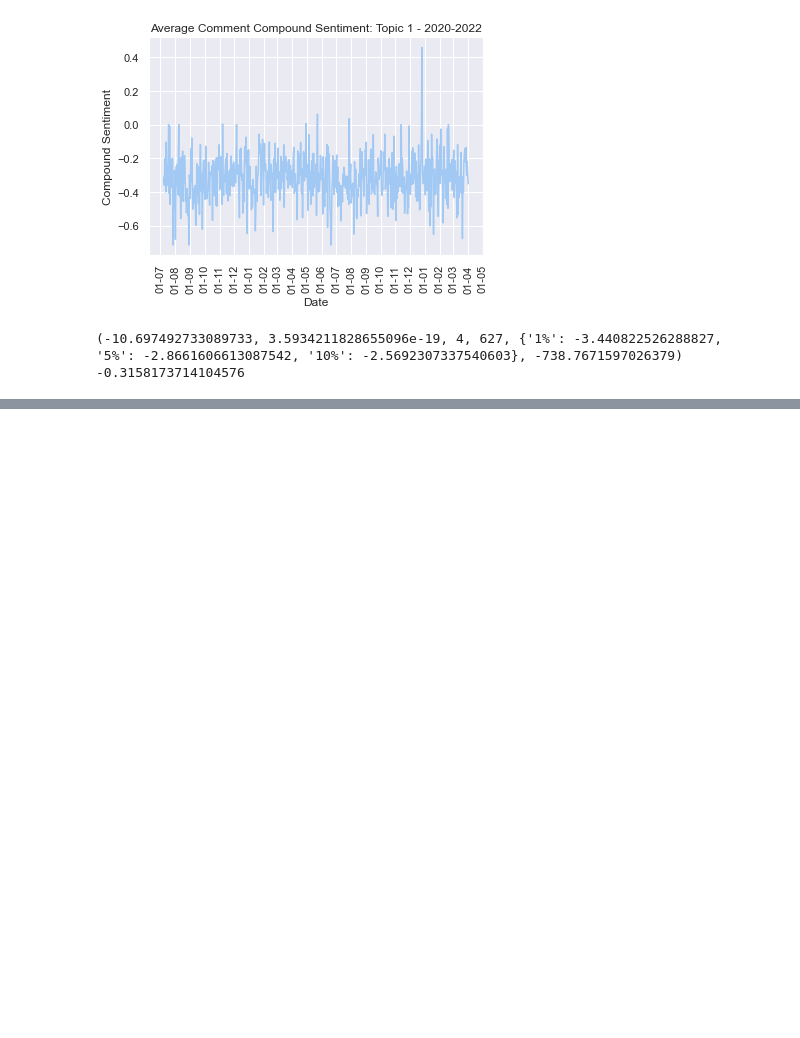
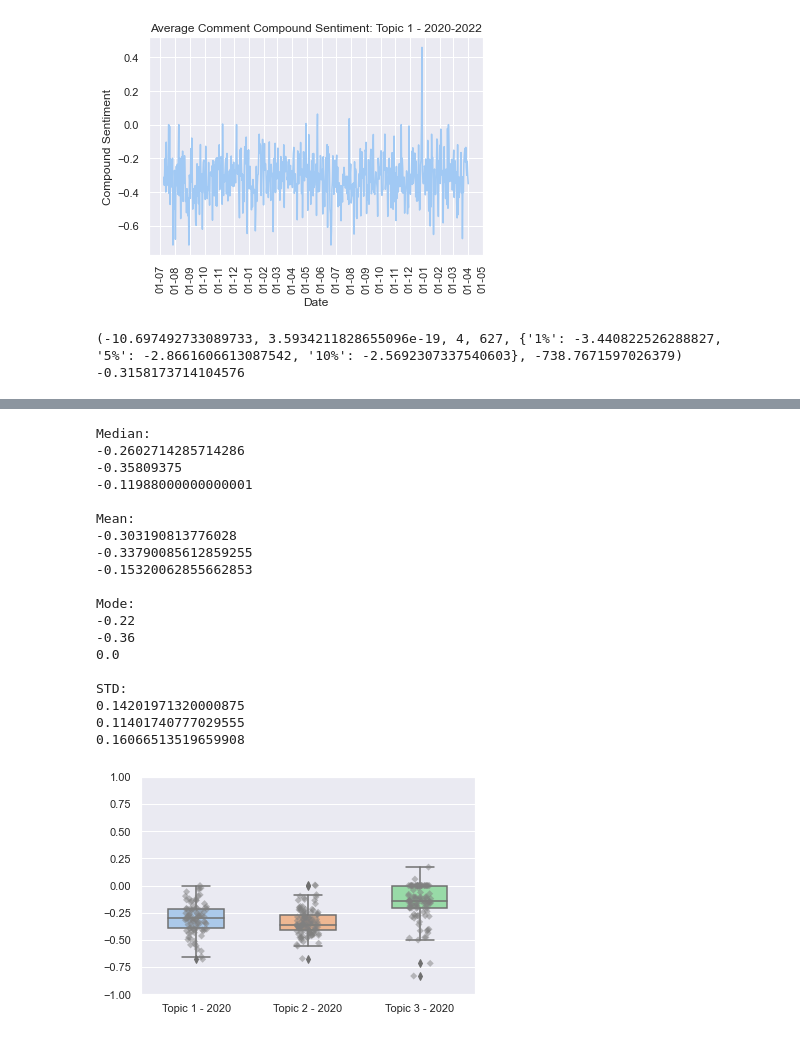
Before and after one commit to FabianUlrich96/Master-Thesis, a Jupyter notebook: Twitter/twitter_analysis.ipynb, the cells around one changed output, grey strips where cells are left out. Cells and saved outputs as stored; diff of their text form; code cells hidden in the pictures; blank space fills up the shorter version.

```diff
--- a/Twitter/twitter_analysis.ipynb
+++ b/Twitter/twitter_analysis.ipynb
@@ -1833,0 +1997,11 @@ Name: compound, Length: 512, dtype: float64
+# %%
+topic_0_df_22_list = topic_0_df_22['compound'].tolist()
+topic_1_df_22_list = topic_1_df_22['compound'].tolist()
+topic_2_df_22_list = topic_2_df_22['compound'].tolist()
+
+
+
+
+tweets_year_2022_df = pd.DataFrame({'Topic 1 - 2020': pd.Series(topic_0_df_22_list), 'Topic 2 - 2020': pd.Series(topic_1_df_22_list), 'Topic 3 - 2020': pd.Series(topic_2_df_22_list)})
+
+print(tweets_year_2022_df)
@@ -1833,0 +2023,49 @@ Name: compound, Length: 512, dtype: float64
+# %%
+# Tweets 2022
+tweets_bplot_22 = sns.boxplot(data=tweets_year_2022_df,
+                 width=0.5, palette="pastel")
+plt.ylim(-1, 1)
+
+replies_bplot_22=sns.stripplot(data=tweets_year_2022_df,
+                   jitter=True,
+                   marker='D',
+                   alpha=0.5,
+                   color='grey')
+
+print("\nMedian: ")
+print(statistics.median(tweets_year_2022_df['Topic 1 - 2020']))
+print(statistics.median(tweets_year_2022_df['Topic 2 - 2020']))
+print(statistics.median(tweets_year_2022_df['Topic 3 - 2020']))
+print("\nMean: ")
+print(np.nanmean(tweets_year_2022_df['Topic 1 - 2020']))
+print(np.nanmean(tweets_year_2022_df['Topic 2 - 2020']))
+print(np.nanmean(tweets_year_2022_df['Topic 3 - 2020']))
+print("\nMode: ")
+print(statistics.mode(round(tweets_year_2022_df['Topic 1 - 2020'], 2)))
+print(statistics.mode(round(tweets_year_2022_df['Topic 2 - 2020'], 2)))
+print(statistics.mode(round(tweets_year_2022_df['Topic 3 - 2020'], 2)))
+print("\nSTD: ")
+print(np.nanstd(tweets_year_2022_df['Topic 1 - 2020']))
+print(np.nanstd(tweets_year_2022_df['Topic 2 - 2020']))
+print(np.nanstd(tweets_year_2022_df['Topic 3 - 2020']))
+# %% [output]
+Median:
+-0.2602714285714286
+-0.35809375
+-0.11988000000000001
+
+Mean:
+-0.303190813776028
+-0.33790085612859255
+-0.15320062855662853
+
+Mode:
+-0.22
+-0.36
+0.0
+
+STD:
+0.14201971320000875
+0.11401740777029555
+0.16066513519659908
+[figure, added]
```
Also changed, not shown: parts of 13 cells of this notebook.
